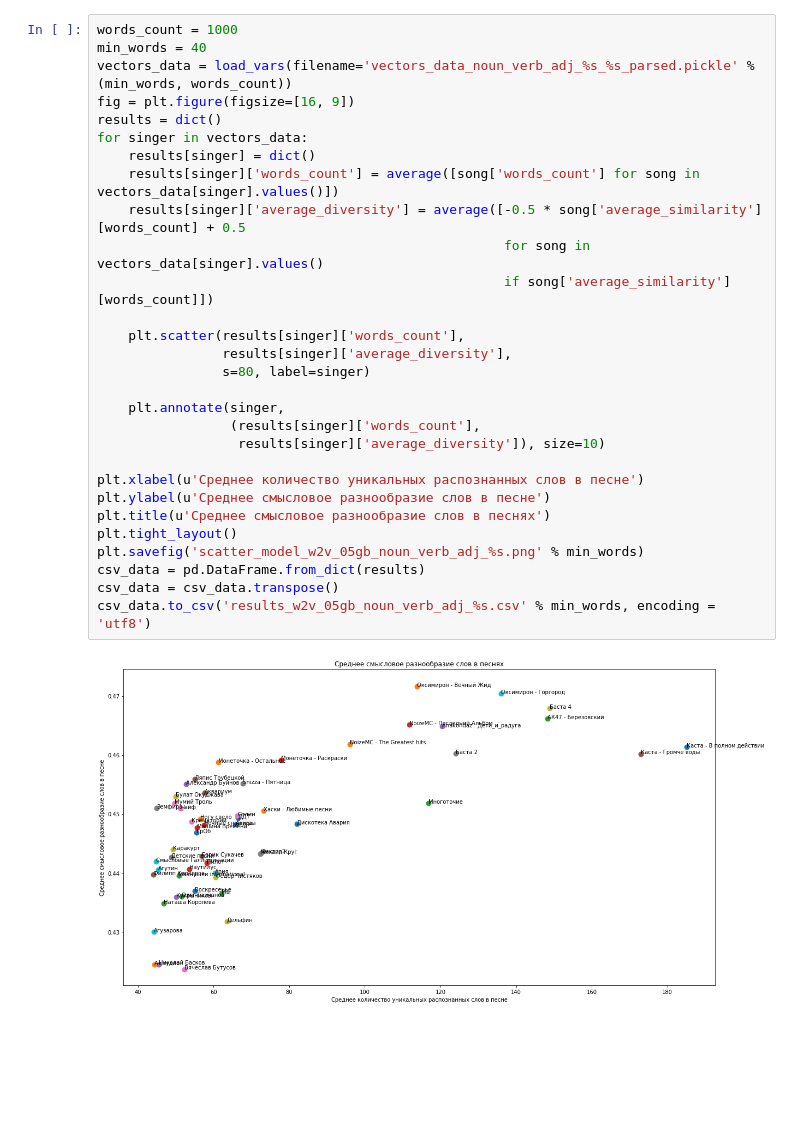
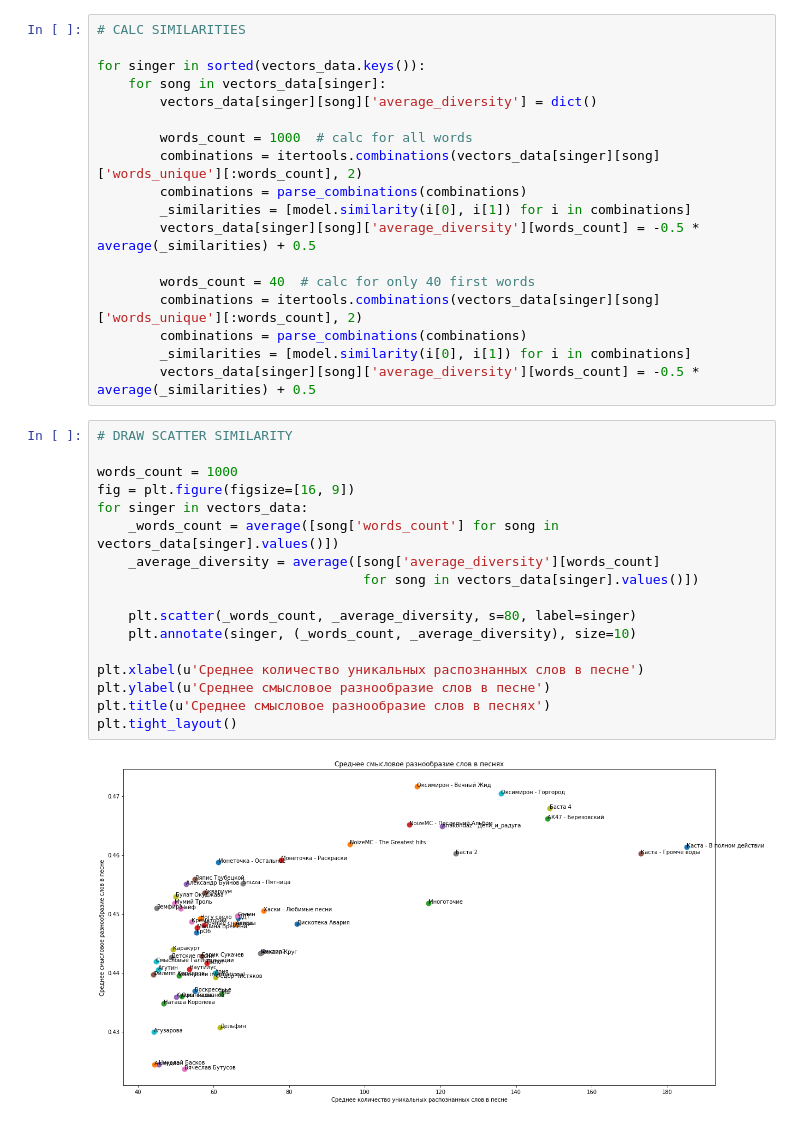
Before and after one commit to plaksivayatryapka/lyrics_diversity, a Jupyter notebook: pos_models.ipynb, the cells around one changed output. Saved outputs shown, nothing was run; the diff lists cells and outputs as text; blank space fills up the shorter version.

```diff
--- a/pos_models.ipynb
+++ b/pos_models.ipynb
@@ -114,35 +144,41 @@ save_vars(variable=vectors_data, filename='vectors_data_noun_verb_adj_%s_%s_pars
 Надежда Бабкина has < 5 songs (1 songs), removing
 Чай вдвоем has < 5 songs (3 songs), removing
 Ленинград has < 5 songs (3 songs), removing
+# %%
+# CALC SIMILARITIES
+
+for singer in sorted(vectors_data.keys()):
+    for song in vectors_data[singer]:
+        vectors_data[singer][song]['average_diversity'] = dict()
+
+        words_count = 1000  # calc for all words
+        combinations = itertools.combinations(vectors_data[singer][song]['words_unique'][:words_count], 2)
+        combinations = parse_combinations(combinations)
+        _similarities = [model.similarity(i[0], i[1]) for i in combinations]
+        vectors_data[singer][song]['average_diversity'][words_count] = -0.5 * average(_similarities) + 0.5
+
+        words_count = 40  # calc for only 40 first words
+        combinations = itertools.combinations(vectors_data[singer][song]['words_unique'][:words_count], 2)
+        combinations = parse_combinations(combinations)
+        _similarities = [model.similarity(i[0], i[1]) for i in combinations]
+        vectors_data[singer][song]['average_diversity'][words_count] = -0.5 * average(_similarities) + 0.5
 # %%
+# DRAW SCATTER SIMILARITY
+
 words_count = 1000
-min_words = 40
-vectors_data = load_vars(filename='vectors_data_noun_verb_adj_%s_%s_parsed.pickle' % (min_words, words_count))
 fig = plt.figure(figsize=[16, 9])
-results = dict()
 for singer in vectors_data:
-    results[singer] = dict()
-    results[singer]['words_count'] = average([song['words_count'] for song in vectors_data[singer].values()])
-    results[singer]['average_diversity'] = average([-0.5 * song['average_similarity'][words_count] + 0.5
-                                                    for song in vectors_data[singer].values()
-                                                    if song['average_similarity'][words_count]])
+    _words_count = average([song['words_count'] for song in vectors_data[singer].values()])
+    _average_diversity = average([song['average_diversity'][words_count]
+                                  for song in vectors_data[singer].values()])
 
-    plt.scatter(results[singer]['words_count'],
-                results[singer]['average_diversity'],
-                s=80, label=singer)
-
-    plt.annotate(singer,
-                 (results[singer]['words_count'],
-                  results[singer]['average_diversity']), size=10)
+    plt.scatter(_words_count, _average_diversity, s=80, label=singer)
+    plt.annotate(singer, (_words_count, _average_diversity), size=10)
 
 plt.xlabel(u'Среднее количество уникальных распознанных слов в песне')
 plt.ylabel(u'Среднее смысловое разнообразие слов в песне')
 plt.title(u'Среднее смысловое разнообразие слов в песнях')
 plt.tight_layout()
-plt.savefig('scatter_model_w2v_05gb_noun_verb_adj_%s.png' % min_words)
-csv_data = pd.DataFrame.from_dict(results)
-csv_data = csv_data.transpose()
-csv_data.to_csv('results_w2v_05gb_noun_verb_adj_%s.csv' % min_words, encoding = 'utf8')
 # %% [output]
-[figure, old version]
+[figure, new version]
 # %%
```
Also changed, not shown: parts of 15 cells of this notebook.
